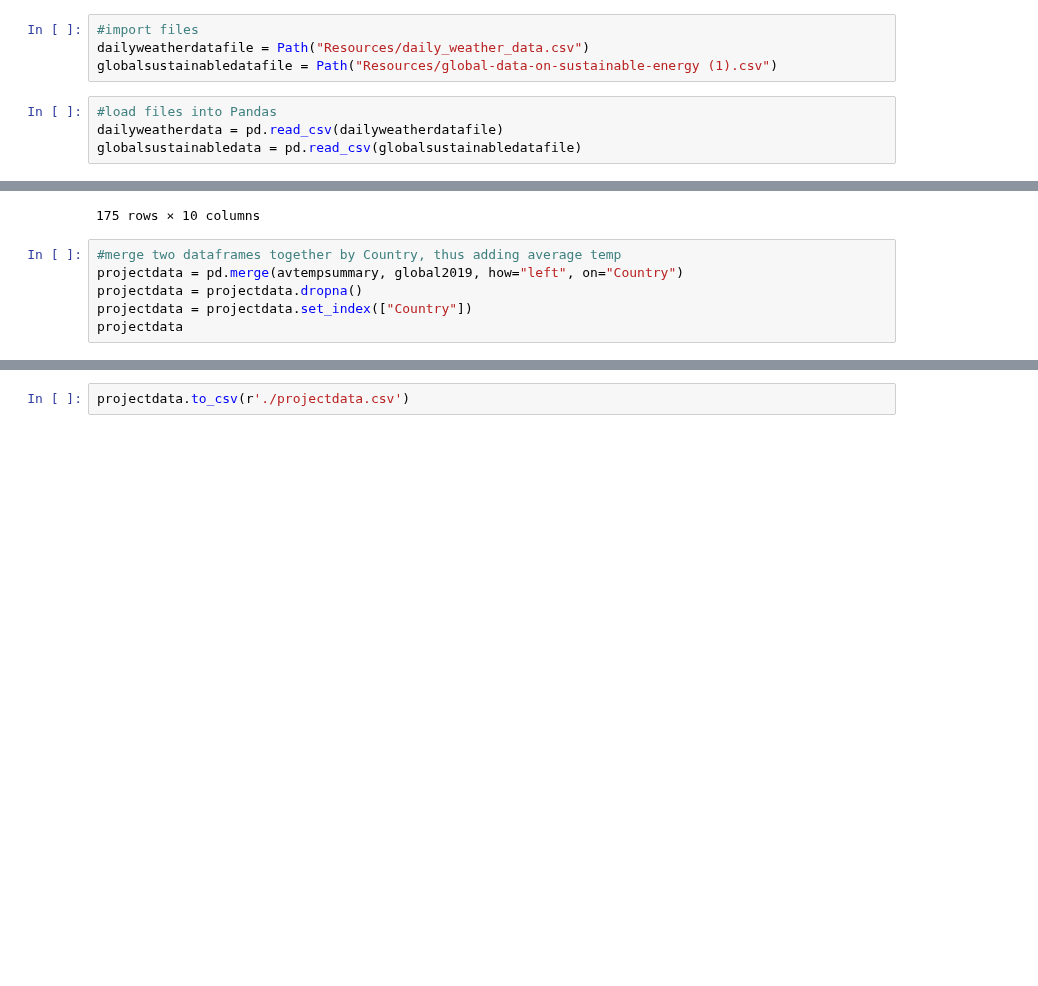
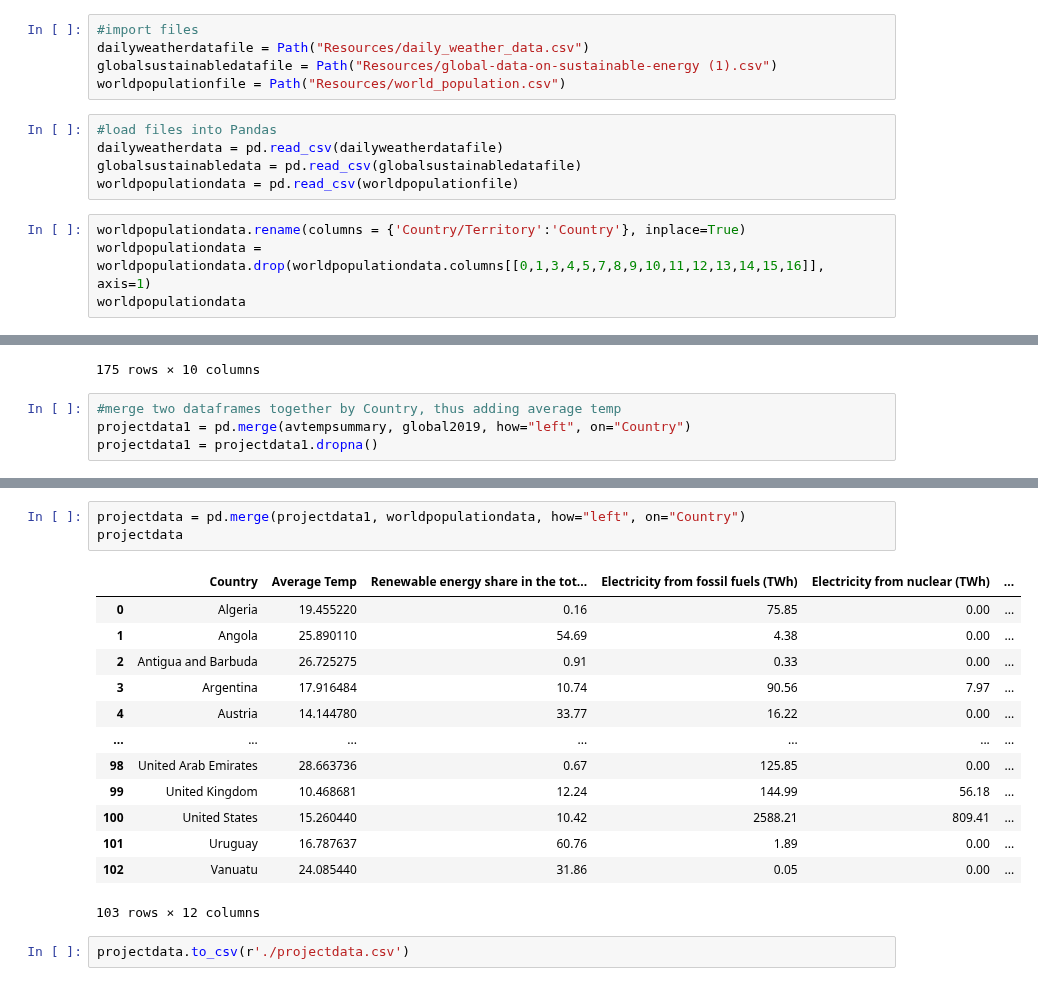
Before and after one commit to yosieph/Project1, a Jupyter notebook: project1dataclean.ipynb, the cells around one changed output, grey strips where cells are left out. Drawn from its saved outputs; the diff is of its cells as text; blank space fills up the shorter version.

Commit message:
added population

```diff
--- a/project1dataclean.ipynb
+++ b/project1dataclean.ipynb
@@ -6,7 +6,13 @@ from pathlib import Path
 #import files
 dailyweatherdatafile = Path("Resources/daily_weather_data.csv")
 globalsustainabledatafile = Path("Resources/global-data-on-sustainable-energy (1).csv")
+worldpopulationfile = Path("Resources/world_population.csv")
 # %%
 #load files into Pandas
 dailyweatherdata = pd.read_csv(dailyweatherdatafile)
 globalsustainabledata = pd.read_csv(globalsustainabledatafile)
+worldpopulationdata = pd.read_csv(worldpopulationfile)
+# %%
+worldpopulationdata.rename(columns = {'Country/Territory':'Country'}, inplace=True)
+worldpopulationdata = worldpopulationdata.drop(worldpopulationdata.columns[[0,1,3,4,5,7,8,9,10,11,12,13,14,15,16]], axis=1)
+worldpopulationdata
@@ -72,7 +92,5 @@ global2019
 175 rows × 10 columns
 # %%
 #merge two dataframes together by Country, thus adding average temp
-projectdata = pd.merge(avtempsummary, global2019, how="left", on="Country")
-projectdata = projectdata.dropna()
-projectdata = projectdata.set_index(["Country"])
-projectdata
+projectdata1 = pd.merge(avtempsummary, global2019, how="left", on="Country")
+projectdata1 = projectdata1.dropna()
@@ -94,2 +97,19 @@ projectdata
+# %%
+projectdata = pd.merge(projectdata1, worldpopulationdata, how="left", on="Country")
+projectdata
+# %% [output]
+|  | Country | Average Temp | Renewable energy share in the tot... | Electricity from fossil fuels (TWh) | Electricity from nuclear (TWh) | ... |
+| 0 | Algeria | 19.455220 | 0.16 | 75.85 | 0.00 | ... |
+| 1 | Angola | 25.890110 | 54.69 | 4.38 | 0.00 | ... |
+| 2 | Antigua and Barbuda | 26.725275 | 0.91 | 0.33 | 0.00 | ... |
+| 3 | Argentina | 17.916484 | 10.74 | 90.56 | 7.97 | ... |
+| 4 | Austria | 14.144780 | 33.77 | 16.22 | 0.00 | ... |
+| ... | ... | ... | ... | ... | ... | ... |
+| 98 | United Arab Emirates | 28.663736 | 0.67 | 125.85 | 0.00 | ... |
+| 99 | United Kingdom | 10.468681 | 12.24 | 144.99 | 56.18 | ... |
+| 100 | United States | 15.260440 | 10.42 | 2588.21 | 809.41 | ... |
+| 101 | Uruguay | 16.787637 | 60.76 | 1.89 | 0.00 | ... |
+| 102 | Vanuatu | 24.085440 | 31.86 | 0.05 | 0.00 | ... |
+103 rows × 12 columns
 # %%
 projectdata.to_csv(r'./projectdata.csv')
```
Also changed, not shown: parts of 2 cells of this notebook, 2 other files.
